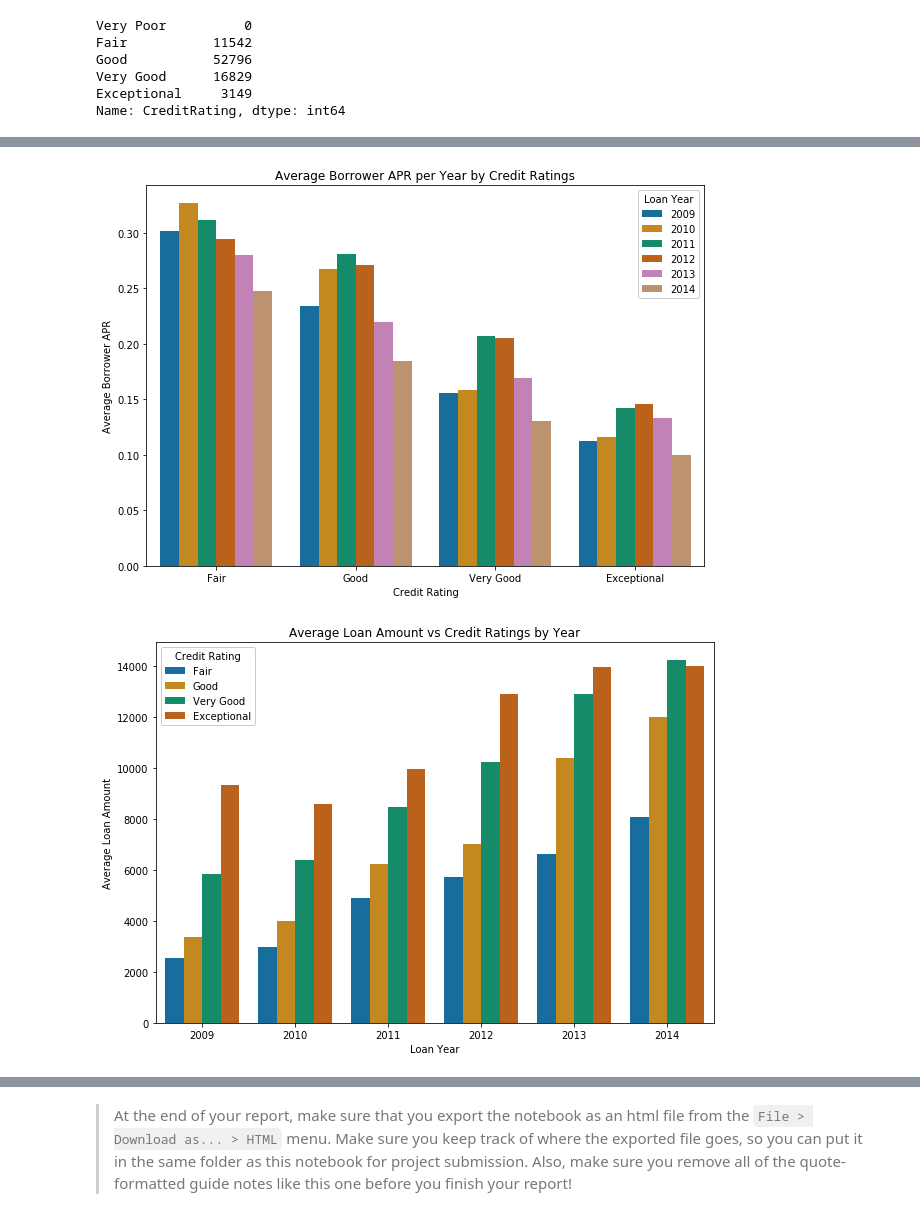
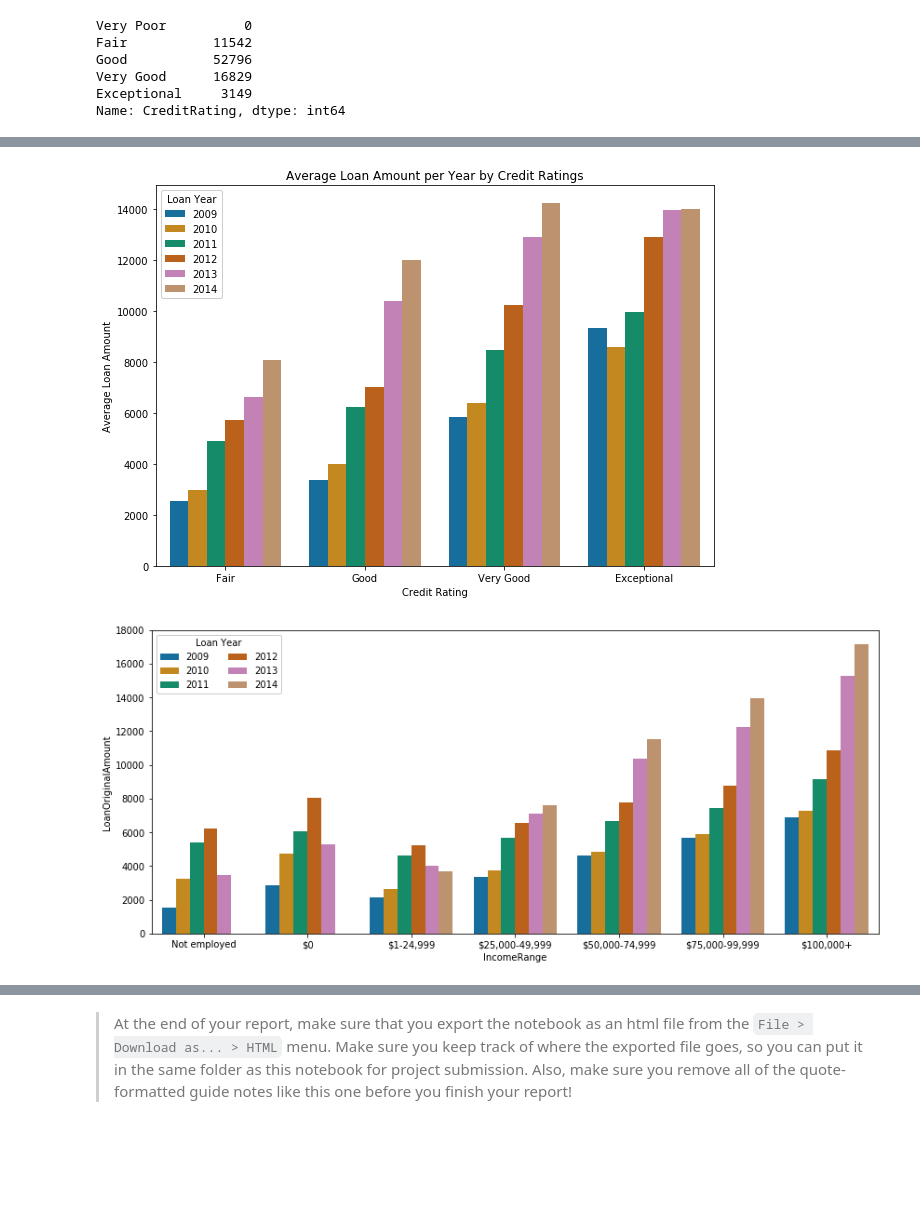
Before and after one commit to vijayelango/CommunicateDataFindings, a Jupyter notebook: exploration_template.ipynb, the cells around one changed output, grey strips where cells are left out. Saved outputs shown, nothing was run; the diff lists cells and outputs as text; code cells hidden in the pictures; blank space fills up the shorter version.

```diff
--- a/exploration_template.ipynb
+++ b/exploration_template.ipynb
@@ -1092,23 +1130,25 @@ plt.xlabel('Loan Year');
 # %%
+# Borrowers in all credit ratings have take larger loans on an average as compared to previous years
+
 plt.figure(figsize=[10,7])
-ax = sb.barplot(data = df_loan, x = 'CreditRating', y = 'BorrowerAPR', hue = 'LoanYear',palette=sb.color_palette('colorblind', n_colors=11));
-ax.legend(loc = 1, ncol = 1,framealpha = 1, title = 'Loan Year');
-plt.title('Average Borrower APR per Year by Credit Ratings')
-plt.ylabel('Average Borrower APR');
+ax = sb.barplot(data = df_loan, x = 'CreditRating', y = 'LoanOriginalAmount', hue = 'LoanYear',palette=sb.color_palette('colorblind', n_colors=11));
+ax.legend(loc = 2, ncol = 1,framealpha = 1, title = 'Loan Year');
+plt.title('Average Loan Amount per Year by Credit Ratings')
+plt.ylabel('Average Loan Amount');
 plt.xlabel('Credit Rating');
 #plt.xticks(rotation = 90);
 # %% [output]
-[figure, old version]
+[figure, new version]
 # %%
-df1['CreditRating'] = df1['CreditRating'].cat.remove_unused_categories()
-df_loan = df1.groupby(['LoanYear','CreditRating'])['LoanOriginalAmount'].mean().reset_index()
+# Borrowers in income ranges >= 25k have taken larger loans on an average year over year
+# Borrowers in income ranges < 25k have taken larger loans on an average year over year but that has decreased in past two years.
 
-plt.figure(figsize=[10,7])
-ax = sb.barplot(data = df_loan, x = 'LoanYear', y = 'LoanOriginalAmount', hue = 'CreditRating',palette=sb.color_palette('colorblind', n_colors=11));
-ax.legend(loc = 2, ncol = 1,framealpha = 1, title = 'Credit Rating');
-plt.title('Average Loan Amount vs Credit Ratings by Year')
-plt.ylabel('Average Loan Amount');
-plt.xlabel('Loan Year');
+
+df_loan = df1.groupby(['LoanYear','IncomeRange'])['LoanOriginalAmount'].mean().reset_index()
+
+plt.figure(figsize=[14,6])
+ax = sb.barplot(data = df_loan, x = 'IncomeRange', y = 'LoanOriginalAmount', hue = 'LoanYear',palette=sb.color_palette('colorblind', n_colors=11));
+ax.legend(loc = 2, ncol = 2,framealpha = 1, title = 'Loan Year');
 #plt.xticks(rotation = 90);
 # %% [output]
-[figure, old version]
+[figure, new version]
```
Also changed, not shown: parts of 19 cells of this notebook.
